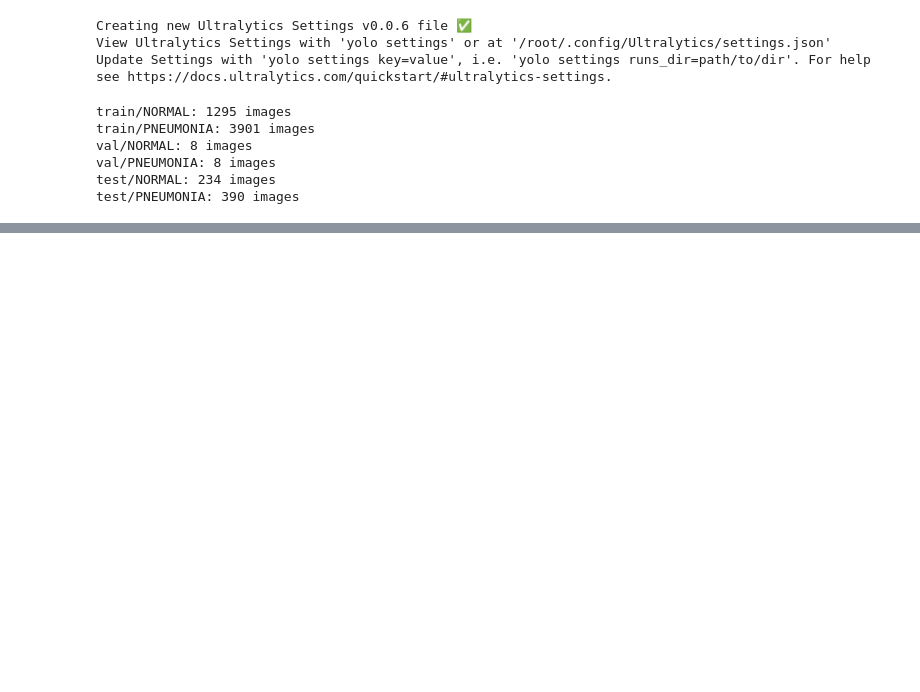
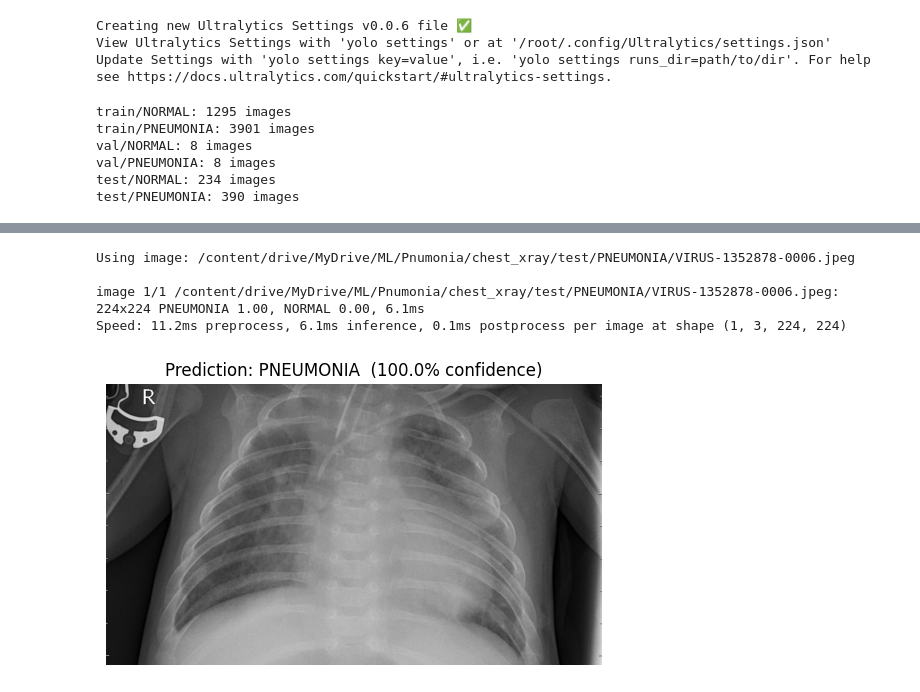
Before and after one commit to YasiruMethmal123/Do-U-Have-Pneumonia, a Jupyter notebook: script/Pneumonia_Detection.ipynb, the cells around one changed output, grey strips where cells are left out. Saved outputs shown, nothing was run; the diff lists cells and outputs as text; code cells hidden in the pictures; blank space fills up the shorter version.

Commit message:
Classification model created

```diff
--- a/script/Pneumonia_Detection.ipynb
+++ b/script/Pneumonia_Detection.ipynb
@@ -79,0 +137,38 @@ print(f"Top-5 Accuracy: {metrics.top5:.4f}")
+# %%
+import os
+import random
+
+# Directory where the test pneumonia images are located
+pneumonia_test_dir = "/content/drive/MyDrive/ML/Pnumonia/chest_xray/test/PNEUMONIA"
+
+# List all files in the directory
+all_files = os.listdir(pneumonia_test_dir)
+
+# Filter for image files (assuming common image extensions)
+image_files = [f for f in all_files if f.lower().endswith(('.jpeg', '.jpg', '.png'))]
+
+if image_files:
+    # Pick a random image from the list
+    img_filename = random.choice(image_files)
+    img_path = os.path.join(pneumonia_test_dir, img_filename)
+    print(f"Using image: {img_path}")
+
+    pred = model.predict(img_path, imgsz=224)
+    result = pred[0]
+
+    label = result.names[result.probs.top1]
+    confidence = result.probs.top1conf.item()
+
+    img = plt.imread(img_path)
+    plt.imshow(img, cmap="gray")
+    plt.title(f"Prediction: {label}  ({confidence*100:.1f}% confidence)")
+    plt.axis("off")
+    plt.show()
+else:
+    print(f"No image files found in {pneumonia_test_dir}")
+# %% [output]
+Using image: /content/drive/MyDrive/ML/Pnumonia/chest_xray/test/PNEUMONIA/VIRUS-1352878-0006.jpeg
+
+image 1/1 /content/drive/MyDrive/ML/Pnumonia/chest_xray/test/PNEUMONIA/VIRUS-1352878-0006.jpeg: 224x224 PNEUMONIA 1.00, NORMAL 0.00, 6.1ms
+Speed: 11.2ms preprocess, 6.1ms inference, 0.1ms postprocess per image at shape (1, 3, 224, 224)
+[figure, added]
```
Also changed, not shown: parts of 5 cells of this notebook.
